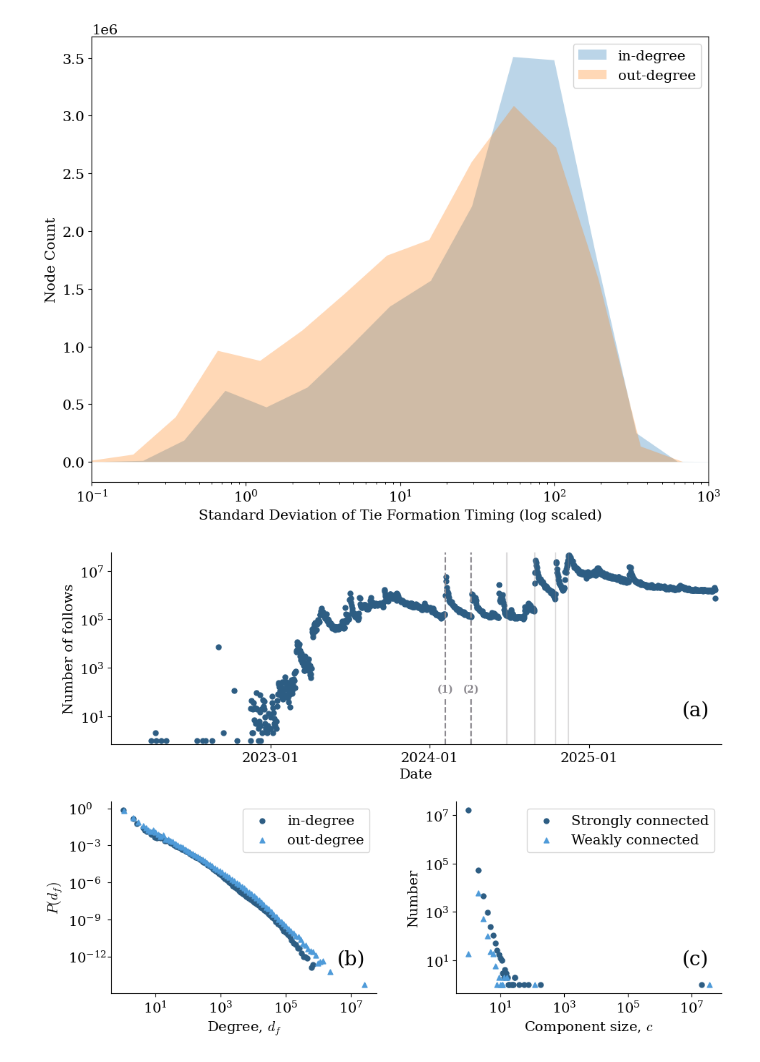
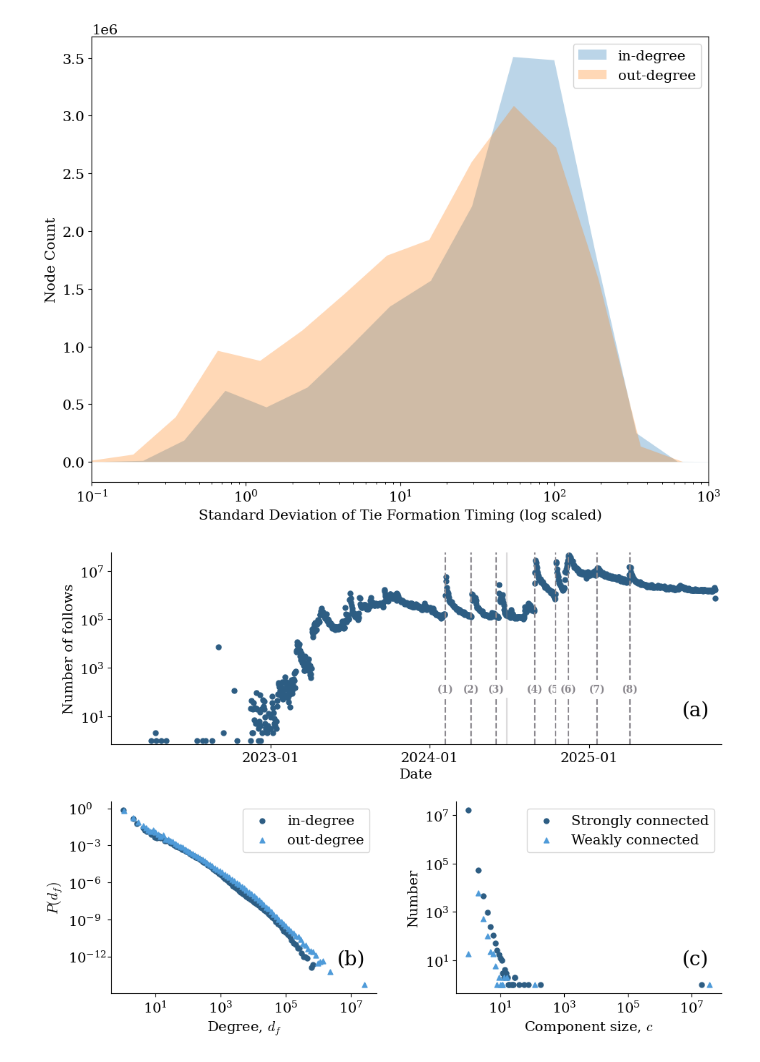
Before and after one commit to nwlandry/a-blue-start, a Jupyter notebook: plot_network_stats.ipynb, the cells around one changed output. Saved outputs shown, nothing was run; the diff lists cells and outputs as text; code cells hidden in the pictures.

Commit message:
fixing event dates

```diff
--- a/plot_network_stats.ipynb
+++ b/plot_network_stats.ipynb
@@ -359,8 +359,8 @@ alpha = 0.3
 ax1 = fig.add_subplot(gs[0])
 
 ax1.text(0.935, 0.15, "(a)", fontsize=20, transform=ax1.transAxes)
-ymin = min(volume) * 0.7
-ymax = max(volume) * 1.3
+ymin = min(follow_volume) * 0.7
+ymax = max(follow_volume) * 1.3
 text_height = 100
 
 # Bluesky going public
@@ -389,23 +389,95 @@ tb = ax1.text(
 )
 tb.set_bbox(dict(facecolor="white", alpha=1, linewidth=0))
 
-# announcement of starterpacks
-t_notable = datetime(2024, 6, 26)
-ax1.plot([t_notable, t_notable], [ymin, ymax], "-", color=colors[4], alpha=alpha)
+# X changes its rules to formally allow adult & graphic content on the platform
+# https://techcrunch.com/2024/06/03/x-tweaks-rules-to-formally-allow-adult-content/
+t_notable = datetime(2024, 6, 2)
+ax1.plot([t_notable, t_notable], [ymin, ymax], "--", color=colors[4])
+tb = ax1.text(
+    t_notable,
+    text_height,
+    "(3)",
+    horizontalalignment="center",
+    fontweight="bold",
+    color=colors[4],
+)
+tb.set_bbox(dict(facecolor="white", alpha=1, linewidth=0))
+
+# # X announces it will start hiding all likes
+# # (https://www.theverge.com/2024/6/11/24176247/x-likes-hidden-private-rollout)
+# t_notable = datetime(2024, 6, 11)
+# plt.plot([t_notable, t_notable], [ymin, ymax], "-", color=colors[4], alpha=alpha)
+
+# # announcement of starterpacks
+# t_notable = datetime(2024, 6, 26)
+# plt.plot([t_notable, t_notable], [ymin, ymax], "-", color=colors[4], alpha=alpha)
 
 # banning of X in Brazil
 t_notable = datetime(2024, 8, 30)
-ax1.plot([t_notable, t_notable], [ymin, ymax], "-", color=colors[4], alpha=alpha)
+ax1.plot([t_notable, t_notable], [ymin, ymax], "--", color=colors[4])
+tb = ax1.text(
+    t_notable,
+    text_height,
+    "(4)",
+    horizontalalignment="center",
+    fontweight="bold",
+    color=colors[4],
+)
+tb.set_bbox(dict(facecolor="white", alpha=1, linewidth=0))
 
-# New terms of service allowing blocked users to see posts
+# New X terms of service allowing blocked users to see posts
 t_notable = datetime(2024, 10, 16)
-ax1.plot([t_notable, t_notable], [ymin, ymax], "-", color=colors[4], alpha=alpha)
+ax1.plot([t_notable, t_notable], [ymin, ymax], "--", color=colors[4])
+tb = ax1.text(
+    t_notable,
+    text_height,
+    "(5)",
+    horizontalalignment="center",
+    fontweight="bold",
+    color=colors[4],
+)
+tb.set_bbox(dict(facecolor="white", alpha=1, linewidth=0))
 
 # New terms of service allowing X to train AI on user content
 t_notable = datetime(2024, 11, 15)
-ax1.plot([t_notable, t_notable], [ymin, ymax], "-", color=colors[4], alpha=alpha)
+ax1.plot([t_notable, t_notable], [ymin, ymax], "--", color=colors[4])
+tb = ax1.text(
+    t_notable,
+    text_height,
+    "(6)",
+    horizontalalignment="center",
+    fontweight="bold",
+    color=colors[4],
+)
+tb.set_bbox(dict(facecolor="white", alpha=1, linewidth=0))
 
-ax1.scatter(follow_dates, volume, color=colors[0], s=25)
+# Donald Trump sworn in as U.S. president
+t_notable = datetime(2025, 1, 20)
+ax1.plot([t_notable, t_notable], [ymin, ymax], "--", color=colors[4])
+tb = ax1.text(
+    t_notable,
+    text_height,
+    "(7)",
+    horizontalalignment="center",
+    fontweight="bold",
+    color=colors[4],
+)
+tb.set_bbox(dict(facecolor="white", alpha=1, linewidth=0))
+
+# Nationwide Hands Off protests in U.S.
+t_notable = datetime(2025, 4, 5)
+ax1.plot([t_notable, t_notable], [ymin, ymax], "--", color=colors[4])
+tb = ax1.text(
+    t_notable,
+    text_height,
+    "(8)",
+    horizontalalignment="center",
+    fontweight="bold",
+    color=colors[4],
+)
+tb.set_bbox(dict(facecolor="white", alpha=1, linewidth=0))
+
+ax1.scatter(follow_dates, follow_volume, color=colors[0], s=25)
 ax1.set_yscale("log")
 ax1.minorticks_off()
 ax1.set_xticks(
@@ -464,31 +536,31 @@ for label in yticks:
     label.set_horizontalalignment("left")
 
 ax21.set_xlabel(r"Degree, $d_f$")
 ax21.set_ylabel(r"$P(d_f)$")
 ax21.legend()
 
 
 ax22 = fig.add_subplot(gs2[1])
 ax22.text(0.85, 0.15, "(c)", fontsize=20, transform=ax22.transAxes)
 
 ax22.scatter(
     scc_sizes,
     scc_numbers,
     marker="o",
     s=25,
     color=colors[0],
     label="Strongly connected",
 )
 ax22.scatter(
     wcc_sizes, wcc_numbers, marker="^", s=25, color=colors[1], label="Weakly connected"
 )
 ax22.set_xscale("log")
 ax22.set_yscale("log")
 ax22.legend()
 sns.despine()
 ax22.set_xlabel(r"Component size, $c$")
 ax22.set_ylabel("Number")
 
 plt.savefig("figures/following_network_stats.pdf", dpi=1000)
 # %% [output]
-[figure, old version]
+[figure, new version]
```
Also changed, not shown: 2 other files.
